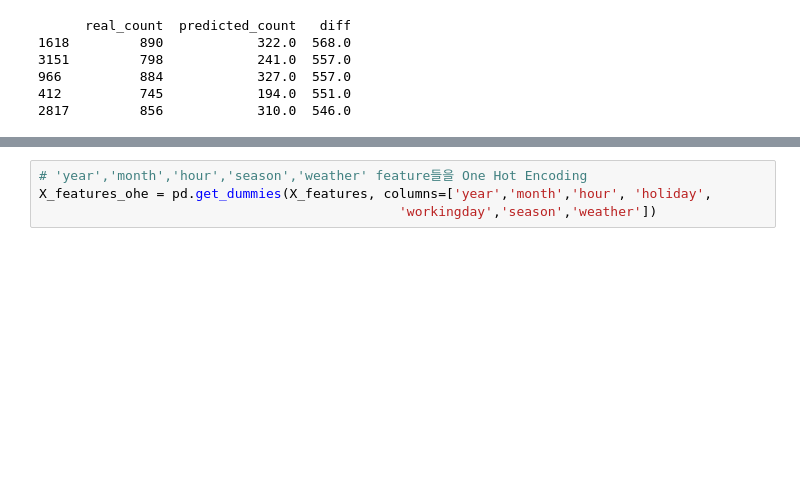
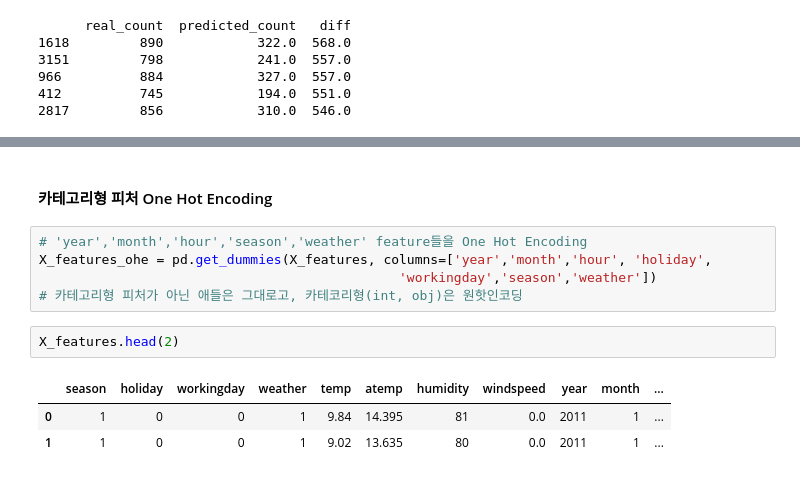
Before and after one commit to netsus/ML_PerfectGuide, a Jupyter notebook: 5장/5.9 Regression실습-Bike Sharing Demand.ipynb, the cells around one changed output, grey strips where cells are left out. Drawn from its saved outputs; the diff is of its cells as text; blank space fills up the shorter version.

```diff
--- a/5장/5.9 Regression실습-Bike Sharing Demand.ipynb
+++ b/5장/5.9 Regression실습-Bike Sharing Demand.ipynb
@@ -264,4 +289,13 @@ sns.barplot(x=coef_sort.values, y=coef_sort.index)
+# %% [markdown]
+#### 카테고리형 피처 One Hot Encoding
 # %%
 # 'year','month','hour','season','weather' feature들을 One Hot Encoding
 X_features_ohe = pd.get_dummies(X_features, columns=['year','month','hour', 'holiday',
                                               'workingday','season','weather'])
+# 카테고리형 피처가 아닌 애들은 그대로고, 카테코리형(int, obj)은 원핫인코딩
+# %%
+X_features.head(2)
+# %% [output]
+|  | season | holiday | workingday | weather | temp | atemp | humidity | windspeed | year | month | ... |
+| 0 | 1 | 0 | 0 | 1 | 9.84 | 14.395 | 81 | 0.0 | 2011 | 1 | ... |
+| 1 | 1 | 0 | 0 | 1 | 9.02 | 13.635 | 80 | 0.0 | 2011 | 1 | ... |
```
Also changed, not shown: parts of 14 cells of this notebook.
